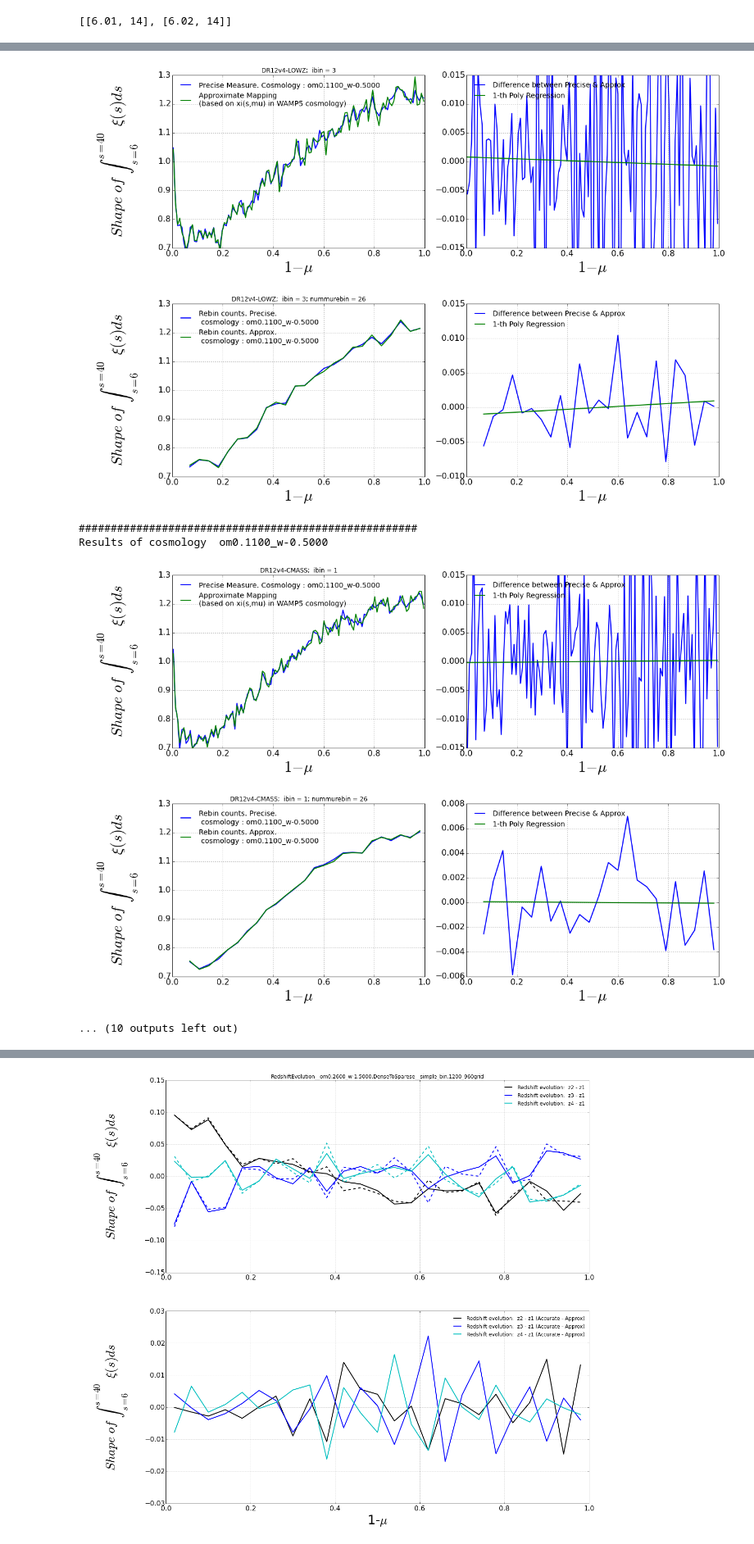
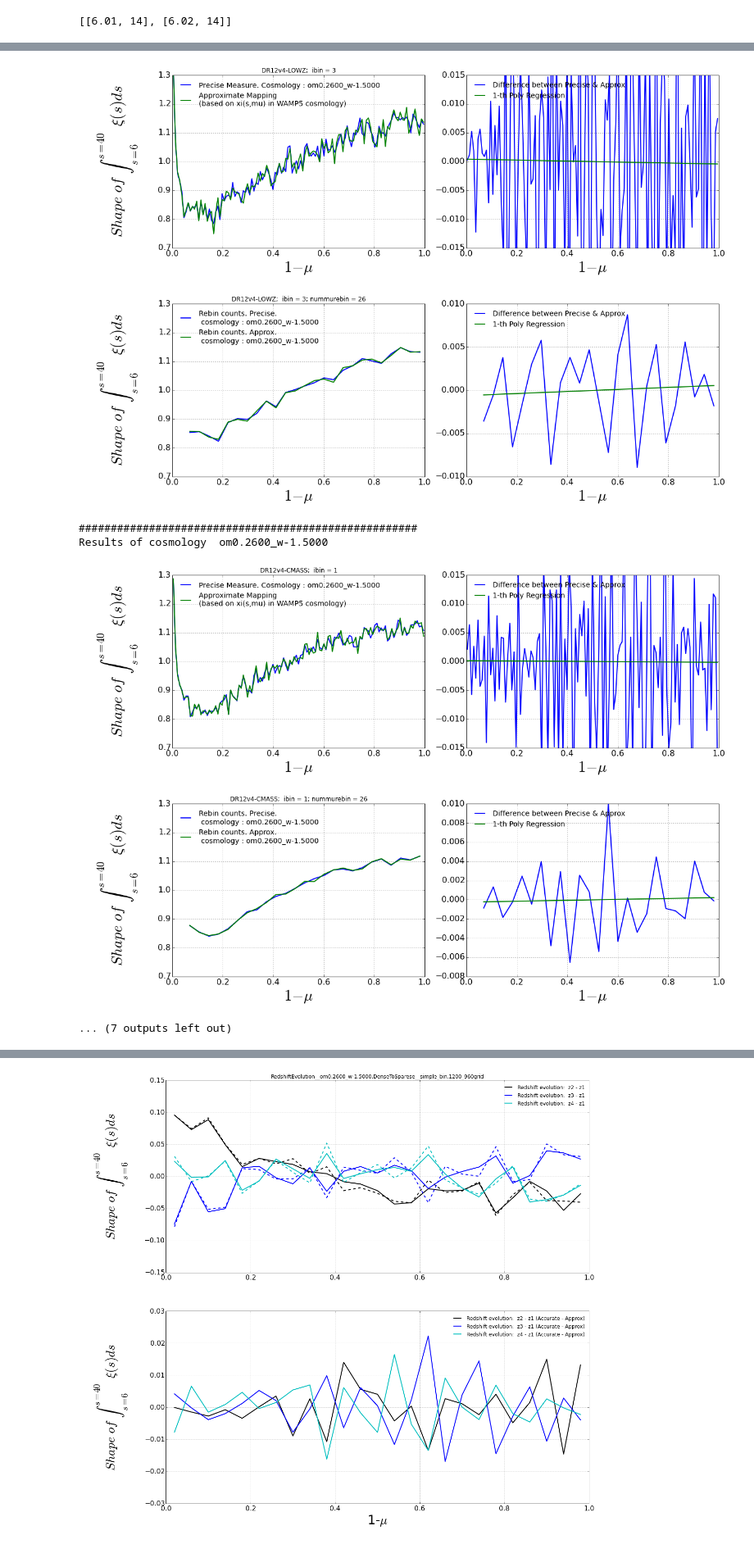
Before and after one commit to xiaodongli1986/2PCF_AP, a Jupyter notebook: 2.2.Mapping_smu_to_smu_advanced.ipynb, the cells around one changed output, grey strips where cells are left out. Shown at 82% size. Cells and saved outputs as stored; diff of their text form; code cells hidden in the pictures.

```diff
--- a/2.2.Mapping_smu_to_smu_advanced.ipynb
+++ b/2.2.Mapping_smu_to_smu_advanced.ipynb
@@ -290,12 +60,12 @@ om1, w1 = 0.2600, -1.00
 nowdir='/home/xiaodongli/SparseFilaments/data/input/boss2pcf/data/'
 savefig=True
 
-for om2 in [ 0.11, 0.26, 0.41]:#, 0.11]:
- for w2 in [ -0.5, -1.0, -1.500, ]:#, -1.5000]:#, -2.5000]:
+for om2 in [  0.26,]:#, 0.11]:
+ for w2 in [  -1.5,  ]:#, -1.5000]:#, -2.5000]:
   for method in [2]:#1,2,3]:
-   for method2str in ['divided_pixel', 'simple_bin']:
+   for method2str in ['divided_pixel', ]:
    #for method2str in ['simple_bin']:
-    for grid_enhance in [5,8,10]:#,8,10]:
+    for grid_enhance in [5]:#,8,10]:
       nums1, nummu1 = 150*grid_enhance, 120*grid_enhance
    #if True:
       intxis1, intxis2 = [], []
@@ -487,10 +257,10 @@ Results of cosmology  om0.1100_w-0.5000
-[figure, old version]
+[figure, new version]
-[figure, old version]
+[figure, new version]
 #####################################################
-Results of cosmology  om0.1100_w-0.5000
+Results of cosmology  om0.2600_w-1.5000
-[figure, old version]
+[figure, new version]
-[figure, old version]
+[figure, new version]
-... (10 outputs left out)
+... (7 outputs left out)
 # %%
 fitdeg = 1
 #execfile('/home/xiaodongli/software/pythonlib/Tpcftools.py')
```
Also changed, not shown: parts of 6 cells of this notebook, 2 other files.
